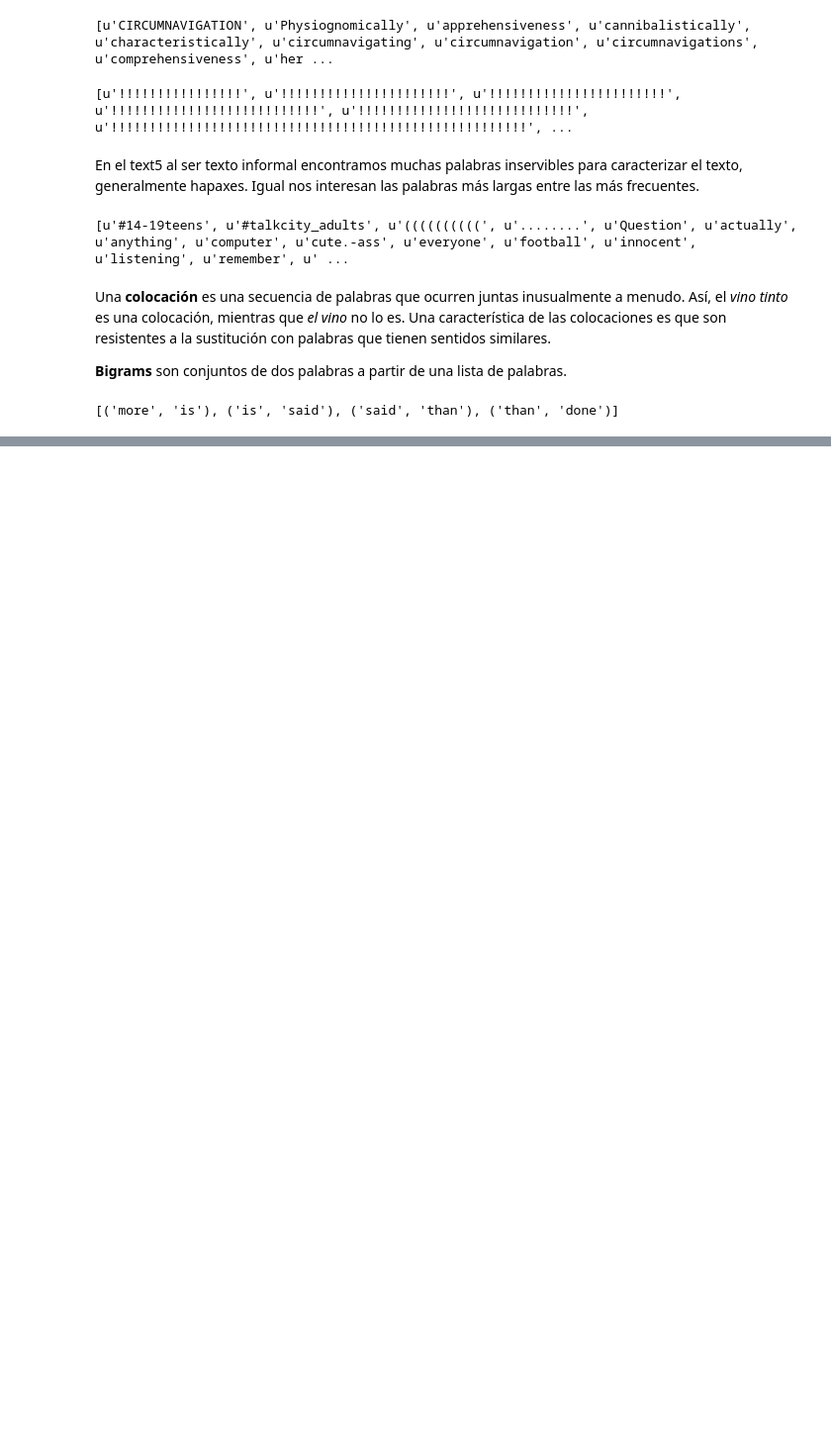
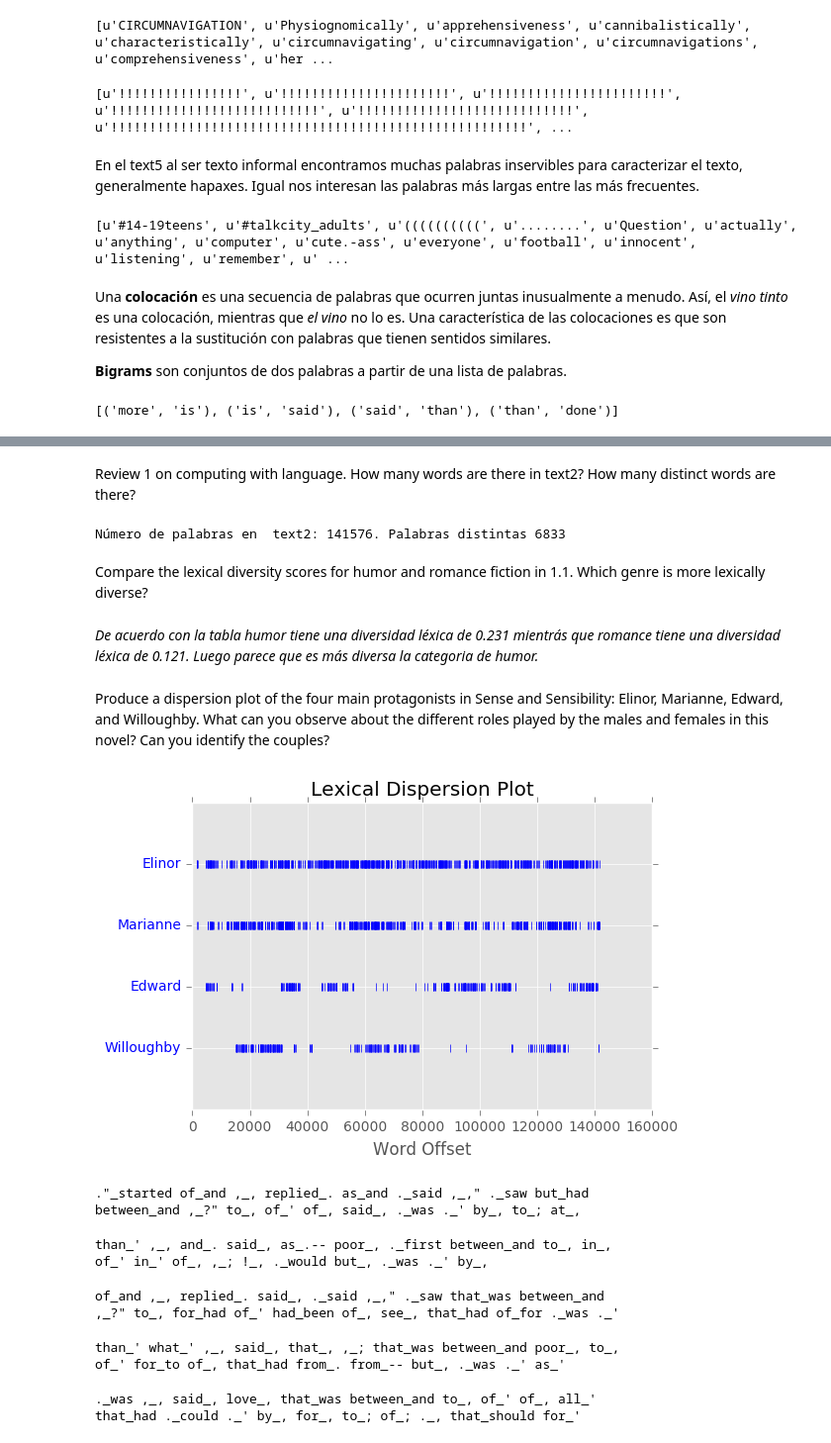
Before and after one commit to LlanosTobarra/GAPLN, a Jupyter notebook: NLTK_ch1.ipynb, the cells around one changed output, grey strips where cells are left out. Shown: that part at 99% size. Cells and saved outputs as stored; diff of their text form; code cells hidden in the pictures; blank space fills up the shorter version.

```diff
--- a/NLTK_ch1.ipynb
+++ b/NLTK_ch1.ipynb
@@ -315,0 +433,41 @@ list(bigrams(['more', 'is', 'said', 'than', 'done']))
+# %% [markdown]
+Review 1 on computing with language. How many words are there in text2? How many distinct words are there?
+# %%
+print("Número de palabras en  text2: {0}. Palabras distintas {1}".format(len(text2),len(set(text2))))
+# %% [output]
+Número de palabras en  text2: 141576. Palabras distintas 6833
+# %% [markdown]
+Compare the lexical diversity scores for humor and romance fiction in 1.1. Which genre is more lexically diverse?
+# %% [markdown]
+*De acuerdo con la tabla humor tiene una diversidad léxica de 0.231 mientrás que romance tiene una diversidad léxica de 0.121. Luego parece que es más diversa la categoria de humor.*
+# %% [markdown]
+Produce a dispersion plot of the four main protagonists in Sense and Sensibility: Elinor, Marianne, Edward, and Willoughby. What can you observe about the different roles played by the males and females in this novel? Can you identify the couples?
+# %%
+text2.dispersion_plot(['Elinor','Marianne','Edward','Willoughby'])
+# %% [output]
+[figure, added]
+# %%
+text2.common_contexts(['Edward','Elinor'])
+# %% [output]
+."_started of_and ,_, replied_. as_and ._said ,_," ._saw but_had
+between_and ,_?" to_, of_' of_, said_, ._was ._' by_, to_; at_,
+# %%
+text2.common_contexts(['Elinor','Willoughby'])
+# %% [output]
+than_' ,_, and_. said_, as_.-- poor_, ._first between_and to_, in_,
+of_' in_' of_, ,_; !_, ._would but_, ._was ._' by_,
+# %%
+text2.common_contexts(['Marianne','Edward'])
+# %% [output]
+of_and ,_, replied_. said_, ._said ,_," ._saw that_was between_and
+,_?" to_, for_had of_' had_been of_, see_, that_had of_for ._was ._'
+# %%
+text2.common_contexts(['Marianne','Willoughby'])
+# %% [output]
+than_' what_' ,_, said_, that_, ,_; that_was between_and poor_, to_,
+of_' for_to of_, that_had from_. from_-- but_, ._was ._' as_'
+# %%
+text2.common_contexts(['Edward','Willoughby'])
+# %% [output]
+._was ,_, said_, love_, that_was between_and to_, of_' of_, all_'
+that_had ._could ._' by_, for_, to_; of_; ._, that_should for_'
```
Also changed, not shown: parts of 31 cells of this notebook.
